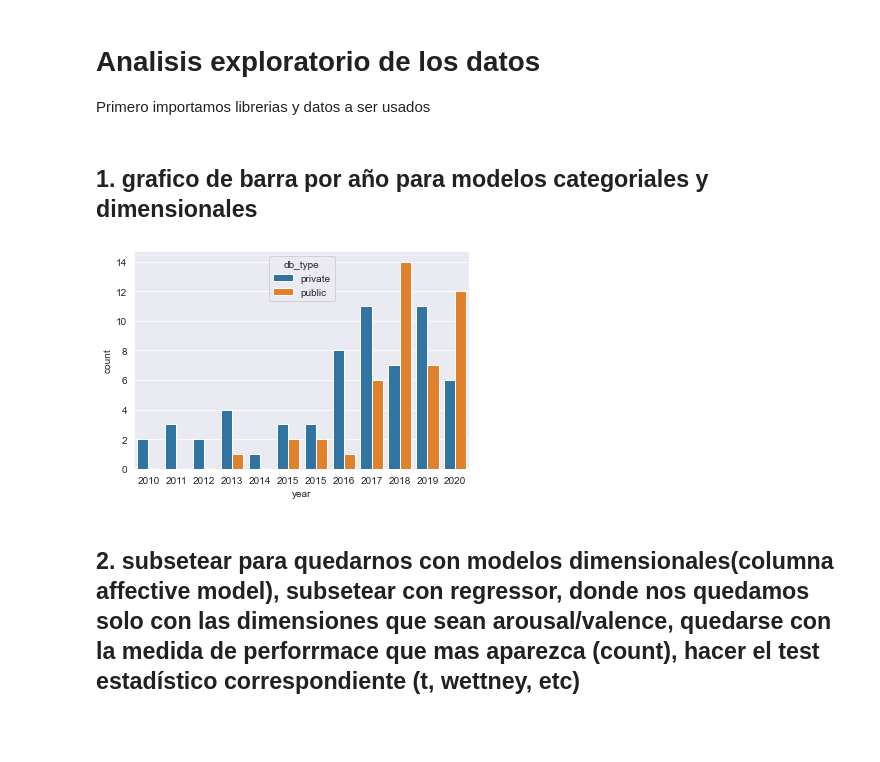
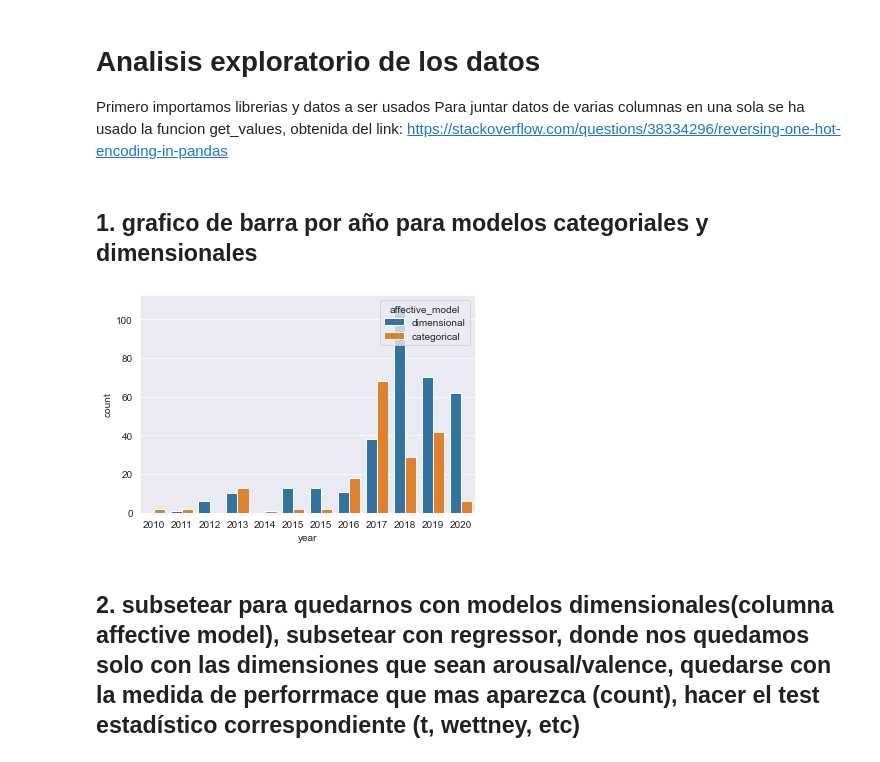
Before and after one commit to tomdamelio/Review_EDA_Emotion_Recognition, a Jupyter notebook: EMMA/notebooks/analisis_exploratorio.ipynb, the cells around one changed output. Saved outputs shown, nothing was run; the diff lists cells and outputs as text; code cells hidden in the pictures; blank space fills up the shorter version.

```diff
--- a/EMMA/notebooks/analisis_exploratorio.ipynb
+++ b/EMMA/notebooks/analisis_exploratorio.ipynb
@@ -1,6 +1,7 @@
 # %% [markdown]
 # Analisis exploratorio de los datos
 Primero importamos librerias y datos a ser usados
+Para juntar datos de varias columnas en una sola se ha usado la funcion get_values, obtenida del link: https://stackoverflow.com/questions/38334296/reversing-one-hot-encoding-in-pandas
 # %%
 #Importar librerias a usar
 import pandas as pd
@@ -19,20 +20,19 @@ df_performances = pd.read_csv('c:\\Users\\LENOVO\\Downloads\\Review_EDA_Emotion_
 # %% [markdown]
 ## 1. grafico de barra por año para modelos categoriales y dimensionales
 # %%
-#rellenar datos faltantes y dropeo de duplicados
-df_data_type=df_data_type.fillna('-')
-df_data_type_sin_duplicates = df_data_type.drop_duplicates(subset='paper_id')
+#rellenar datos faltantes y NO SE DROPEAN los duplicados (hay papers que usan multiples modelos)
+df_statistical_learning_models=df_statistical_learning_models.fillna('-')
 
 #ploteo
 category_order = [2010, 2011, 2012, 2013, 2014, 2015, 2015, 2016, 2017, 2018, 2019, 2020]
 sns.set_style('darkgrid')
 sns.countplot(x='year',
-    data= df_data_type_sin_duplicates,
-    hue='db_type',
+    data= df_statistical_learning_models,
+    hue='affective_model',
     order=category_order)
 plt.show()
 # %% [output]
-[figure, old version]
+[figure, new version]
 # %% [markdown]
 ## 2. subsetear para quedarnos con modelos dimensionales(columna affective model), subsetear con regressor, donde nos quedamos solo con las dimensiones que sean arousal/valence, quedarse con la medida de perforrmace que mas aparezca (count), hacer el test estadístico correspondiente (t, wettney, etc)
 # %% [markdown]
```
Also changed, not shown: parts of 6 cells of this notebook, 8 other files.
